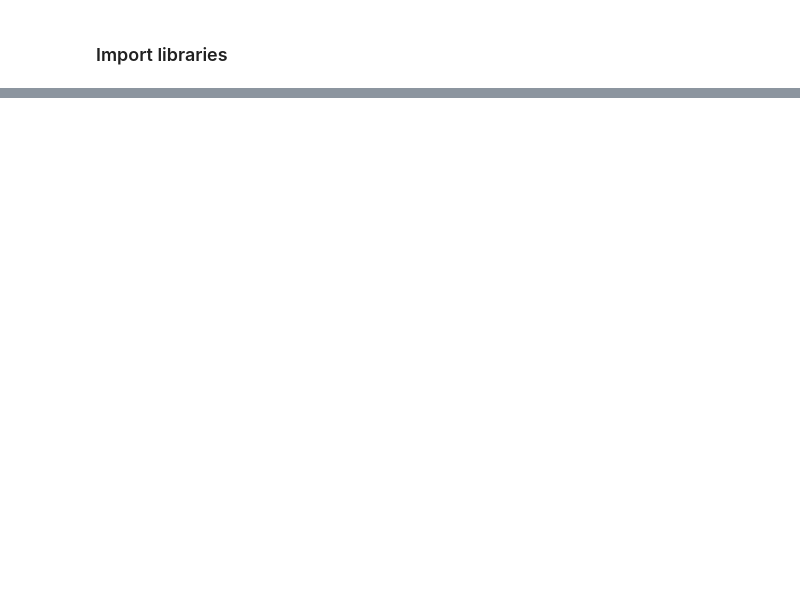
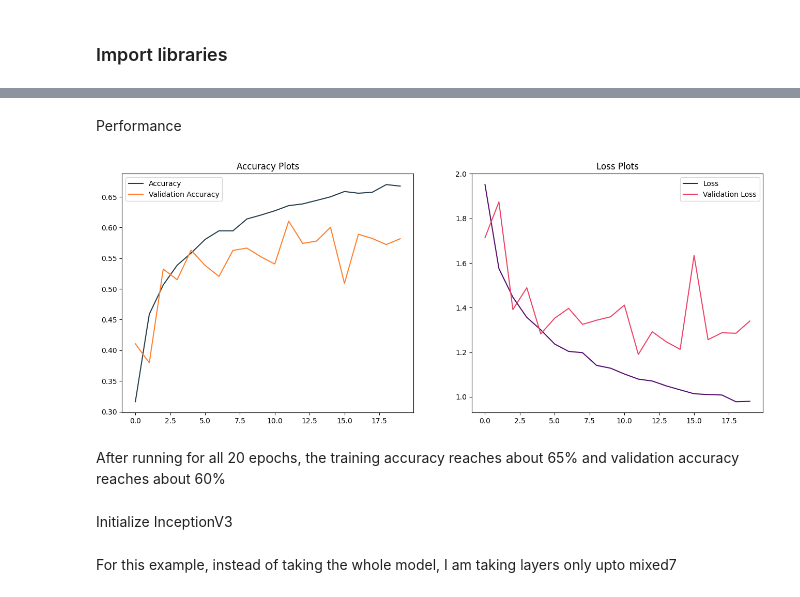
Before and after one commit to saumilhj/dsai_projects, a Jupyter notebook: Image_Classification.ipynb, the cells around one changed output, grey strips where cells are left out. Saved outputs shown, nothing was run; the diff lists cells and outputs as text; code cells hidden in the pictures; blank space fills up the shorter version.

```diff
--- a/Image_Classification.ipynb
+++ b/Image_Classification.ipynb
@@ -94,0 +135,17 @@ While training accuracy is more than 90 percent, validation accuracy settles clo
+# %%
+def custom_model():
+  model = tf.keras.Sequential([
+      tf.keras.layers.Conv2D(64, (3,3), activation='relu', input_shape=(150,150,3)),
+      tf.keras.layers.MaxPooling2D(pool_size=(2,2)),
+      tf.keras.layers.Conv2D(64, (3,3), activation='relu'),
+      tf.keras.layers.MaxPooling2D(pool_size=(2,2)),
+      tf.keras.layers.Flatten(),
+      tf.keras.layers.Dense(128, activation='relu'),
+      tf.keras.layers.Dense(10, activation='softmax')
+  ])
+  return model
+# %%
+custom_model = custom_model()
+acc_callback = CustomCallback()
+custom_model.compile(loss=tf.keras.losses.CategoricalCrossentropy(), optimizer=tf.keras.optimizers.Adam(), metrics=['accuracy'])
+custom_history = custom_model.fit(train_generator, validation_data=validation_generator, epochs=20, verbose=1, callbacks=[acc_callback])
@@ -94,0 +170,32 @@ While training accuracy is more than 90 percent, validation accuracy settles clo
+# %% [markdown]
+Performance
+# %%
+# Get values of metrics
+accuracy = custom_history.history['accuracy']
+val_accuracy = custom_history.history['val_accuracy']
+loss = custom_history.history['loss']
+val_loss = custom_history.history['val_loss']
+
+epochs = range(len(accuracy))
+
+# Plot accuracy
+plt.figure(figsize=(16,6))
+plt.subplot(1,2,1)
+plt.plot(epochs, accuracy, color="#233D4D", label="Accuracy")
+plt.plot(epochs, val_accuracy, color="#FE7F2D", label="Validation Accuracy")
+plt.title("Accuracy Plots")
+plt.legend()
+
+# Plot loss
+plt.subplot(1,2,2)
+plt.plot(epochs, loss, color="#540D6E", label="Loss")
+plt.plot(epochs, val_loss, color="#EE4266", label="Validation Loss")
+plt.title("Loss Plots")
+plt.legend()
+plt.show()
+# %% [output]
+[figure, added]
+# %% [markdown]
+After running for all 20 epochs, the training accuracy reaches about 65% and validation accuracy reaches about 60%
+# %% [markdown]
+Initialize InceptionV3
@@ -94,0 +213,2 @@ While training accuracy is more than 90 percent, validation accuracy settles clo
+# %% [markdown]
+For this example, instead of taking the whole model, I am taking layers only upto mixed7
```
Also changed, not shown: parts of 43 cells of this notebook.
